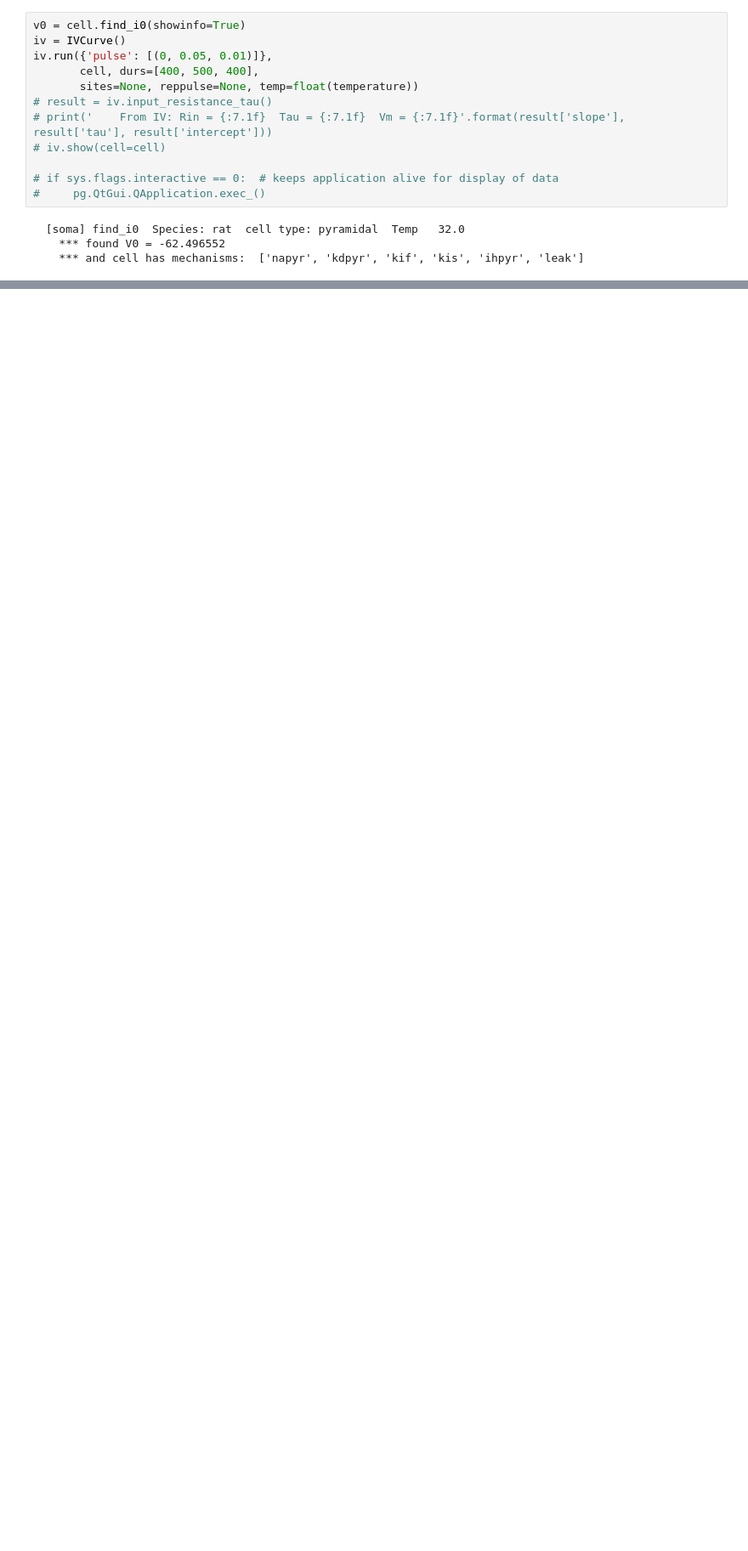
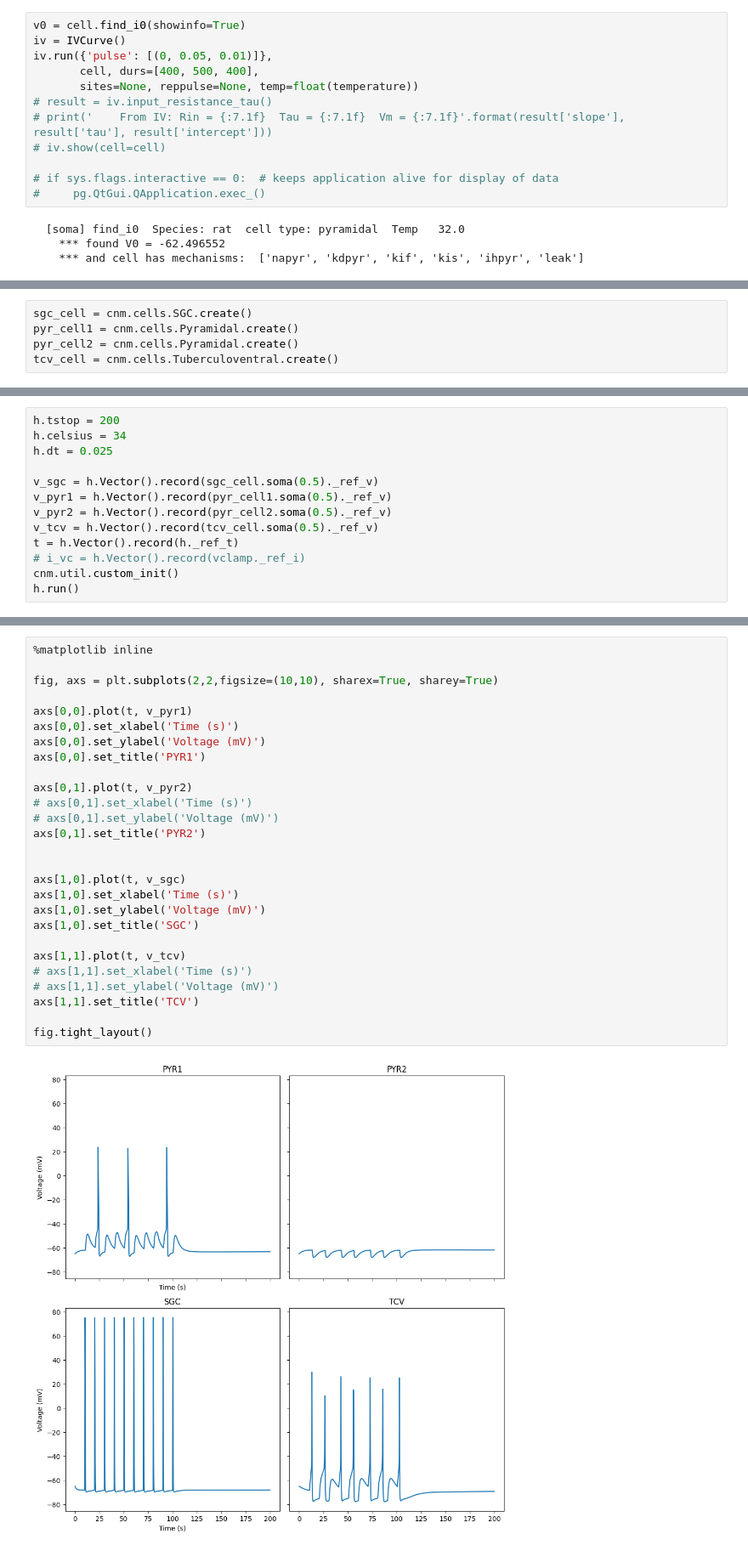
Before and after one commit to kedoxey/DCN_model, a Jupyter notebook: notebooks/cnmodel.ipynb, the cells around one changed output, grey strips where cells are left out. Shown at 85% size. Drawn from its saved outputs; the diff is of its cells as text; blank space fills up the shorter version.

```diff
--- a/notebooks/cnmodel.ipynb
+++ b/notebooks/cnmodel.ipynb
@@ -55,0 +126,5 @@ fig.tight_layout()
+# %%
+sgc_cell = cnm.cells.SGC.create()
+pyr_cell1 = cnm.cells.Pyramidal.create()
+pyr_cell2 = cnm.cells.Pyramidal.create()
+tcv_cell = cnm.cells.Tuberculoventral.create()
@@ -55,0 +169,13 @@ fig.tight_layout()
+# %%
+h.tstop = 200
+h.celsius = 34
+h.dt = 0.025
+
+v_sgc = h.Vector().record(sgc_cell.soma(0.5)._ref_v)
+v_pyr1 = h.Vector().record(pyr_cell1.soma(0.5)._ref_v)
+v_pyr2 = h.Vector().record(pyr_cell2.soma(0.5)._ref_v)
+v_tcv = h.Vector().record(tcv_cell.soma(0.5)._ref_v)
+t = h.Vector().record(h._ref_t)
+# i_vc = h.Vector().record(vclamp._ref_i)
+cnm.util.custom_init()
+h.run()
@@ -55,0 +184,29 @@ fig.tight_layout()
+# %%
+%matplotlib inline
+
+fig, axs = plt.subplots(2,2,figsize=(10,10), sharex=True, sharey=True)
+
+axs[0,0].plot(t, v_pyr1)
+axs[0,0].set_xlabel('Time (s)')
+axs[0,0].set_ylabel('Voltage (mV)')
+axs[0,0].set_title('PYR1')
+
+axs[0,1].plot(t, v_pyr2)
+# axs[0,1].set_xlabel('Time (s)')
+# axs[0,1].set_ylabel('Voltage (mV)')
+axs[0,1].set_title('PYR2')
+
+
+axs[1,0].plot(t, v_sgc)
+axs[1,0].set_xlabel('Time (s)')
+axs[1,0].set_ylabel('Voltage (mV)')
+axs[1,0].set_title('SGC')
+
+axs[1,1].plot(t, v_tcv)
+# axs[1,1].set_xlabel('Time (s)')
+# axs[1,1].set_ylabel('Voltage (mV)')
+axs[1,1].set_title('TCV')
+
+fig.tight_layout()
+# %% [output]
+[figure, added]
```
Also changed, not shown: parts of 27 cells of this notebook.
